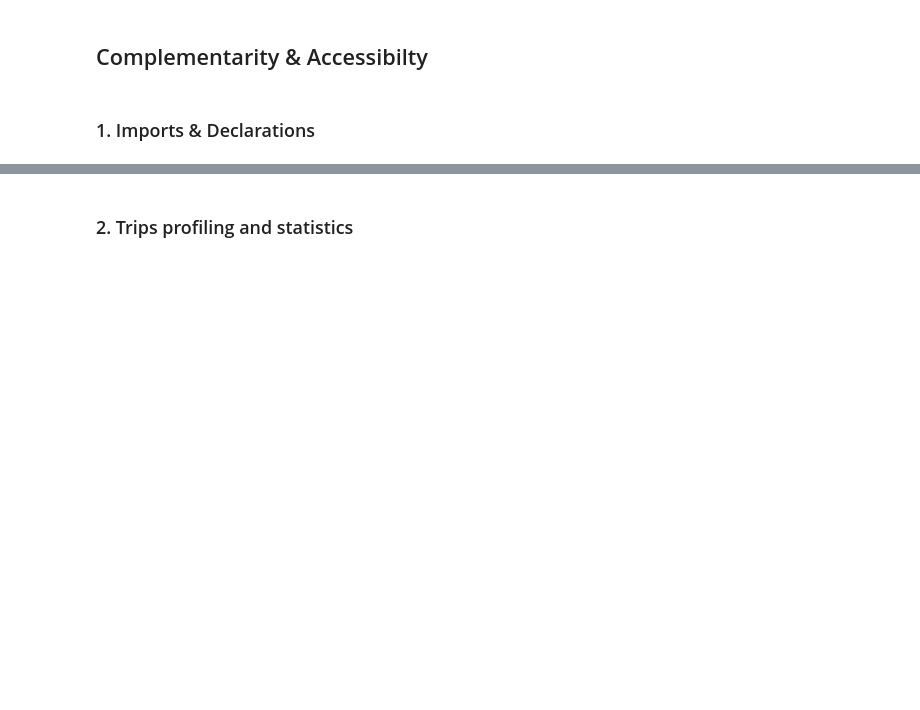
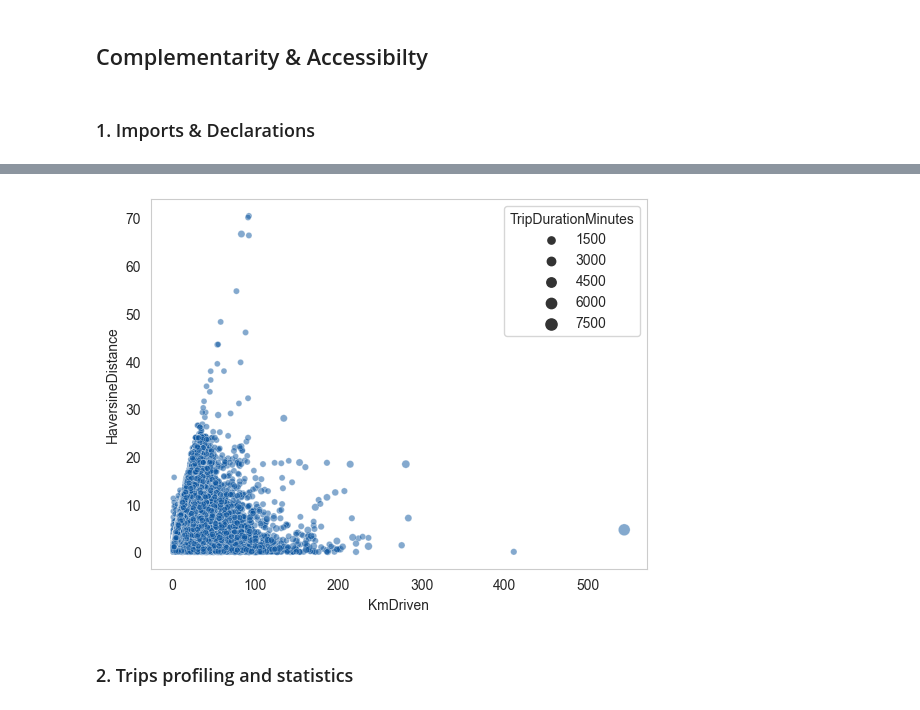
Before and after one commit to mihainipomici/multimodal_public_transport_copenhagen, a Jupyter notebook: notebooks/accesibility.ipynb, the cells around one changed output, grey strips where cells are left out. Drawn from its saved outputs; the diff is of its cells as text; code cells hidden in the pictures; blank space fills up the shorter version.

```diff
--- a/notebooks/accesibility.ipynb
+++ b/notebooks/accesibility.ipynb
@@ -177,3 +181,13 @@ sn_source
+# %%
+# bubble chart of kmdriven vs haversine distance with tripduration as bubble size
+sns.scatterplot(data=sn_source, x="KmDriven", y="HaversineDistance", size="TripDurationMinutes", alpha=0.5)
+# change color of histogram
+sns.set_palette('Blues_r')
+sns.set_style('whitegrid')
+plt.grid(False)
+plt.show()
+# %% [output]
+[figure, added]
 # %% [markdown]
 ### 2.  Trips profiling and statistics
 # %% [markdown]
```
Also changed, not shown: parts of 10 cells of this notebook.
